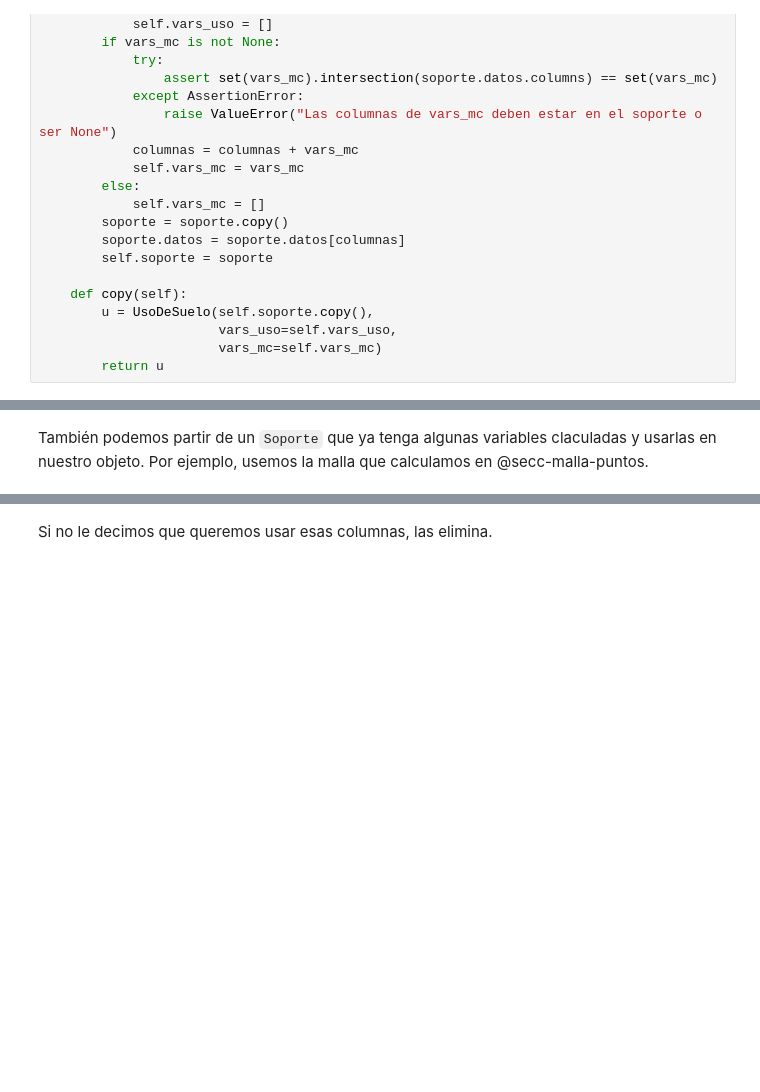
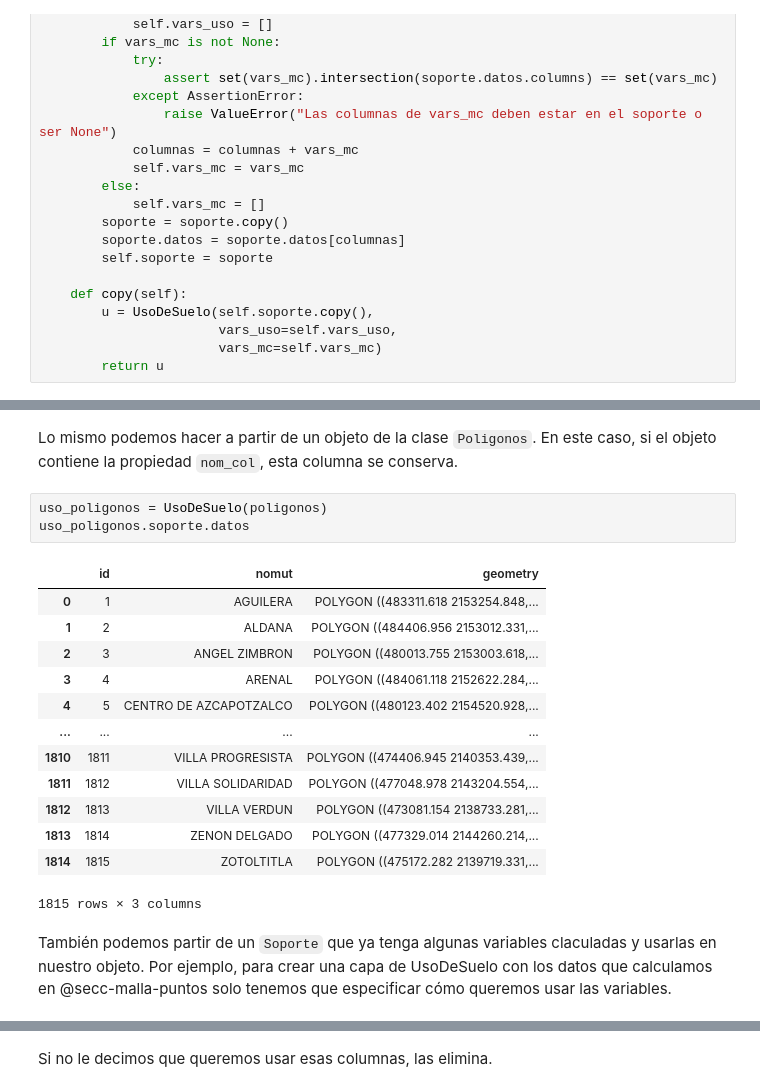
Before and after one commit to CentroGeo/pyLandUseMX, a Jupyter notebook: nbs/api/01_usodesuelo.ipynb, the cells around one changed output, grey strips where cells are left out. Cells and saved outputs as stored; diff of their text form; blank space fills up the shorter version.

```diff
--- a/nbs/api/01_usodesuelo.ipynb
+++ b/nbs/api/01_usodesuelo.ipynb
@@ -1071,6 +1055,25 @@ uso_vacio.soporte.datos
 | 13748 | 13748 | POLYGON ((2854631.810 897927.105,... |
 | 13749 | 13749 | POLYGON ((2854631.810 898927.105,... |
 13750 rows × 2 columns
+# %% [markdown]
+Lo mismo podemos hacer a partir de un objeto de la clase `Poligonos`. En este caso, si el objeto contiene la propiedad `nom_col`, esta columna se conserva.
+# %%
+uso_poligonos = UsoDeSuelo(poligonos)
+uso_poligonos.soporte.datos
+# %% [output]
+|  | id | nomut | geometry |
+| 0 | 1 | AGUILERA | POLYGON ((483311.618 2153254.848,... |
+| 1 | 2 | ALDANA | POLYGON ((484406.956 2153012.331,... |
+| 2 | 3 | ANGEL ZIMBRON | POLYGON ((480013.755 2153003.618,... |
+| 3 | 4 | ARENAL | POLYGON ((484061.118 2152622.284,... |
+| 4 | 5 | CENTRO DE AZCAPOTZALCO | POLYGON ((480123.402 2154520.928,... |
+| ... | ... | ... | ... |
+| 1810 | 1811 | VILLA PROGRESISTA | POLYGON ((474406.945 2140353.439,... |
+| 1811 | 1812 | VILLA SOLIDARIDAD | POLYGON ((477048.978 2143204.554,... |
+| 1812 | 1813 | VILLA VERDUN | POLYGON ((473081.154 2138733.281,... |
+| 1813 | 1814 | ZENON DELGADO | POLYGON ((477329.014 2144260.214,... |
+| 1814 | 1815 | ZOTOLTITLA | POLYGON ((475172.282 2139719.331,... |
+1815 rows × 3 columns
 # %% [markdown]
-También podemos partir de un `Soporte` que ya tenga algunas variables claculadas y usarlas en nuestro objeto. Por ejemplo, usemos la malla que calculamos en @secc-malla-puntos.
+También podemos partir de un `Soporte` que ya tenga algunas variables claculadas y usarlas en nuestro objeto. Por ejemplo, para crear una capa de UsoDeSuelo con los datos que calculamos en  @secc-malla-puntos solo tenemos que especificar cómo queremos usar las variables.
 # %%
```
Also changed, not shown: parts of 37 cells of this notebook, 1 other file.
